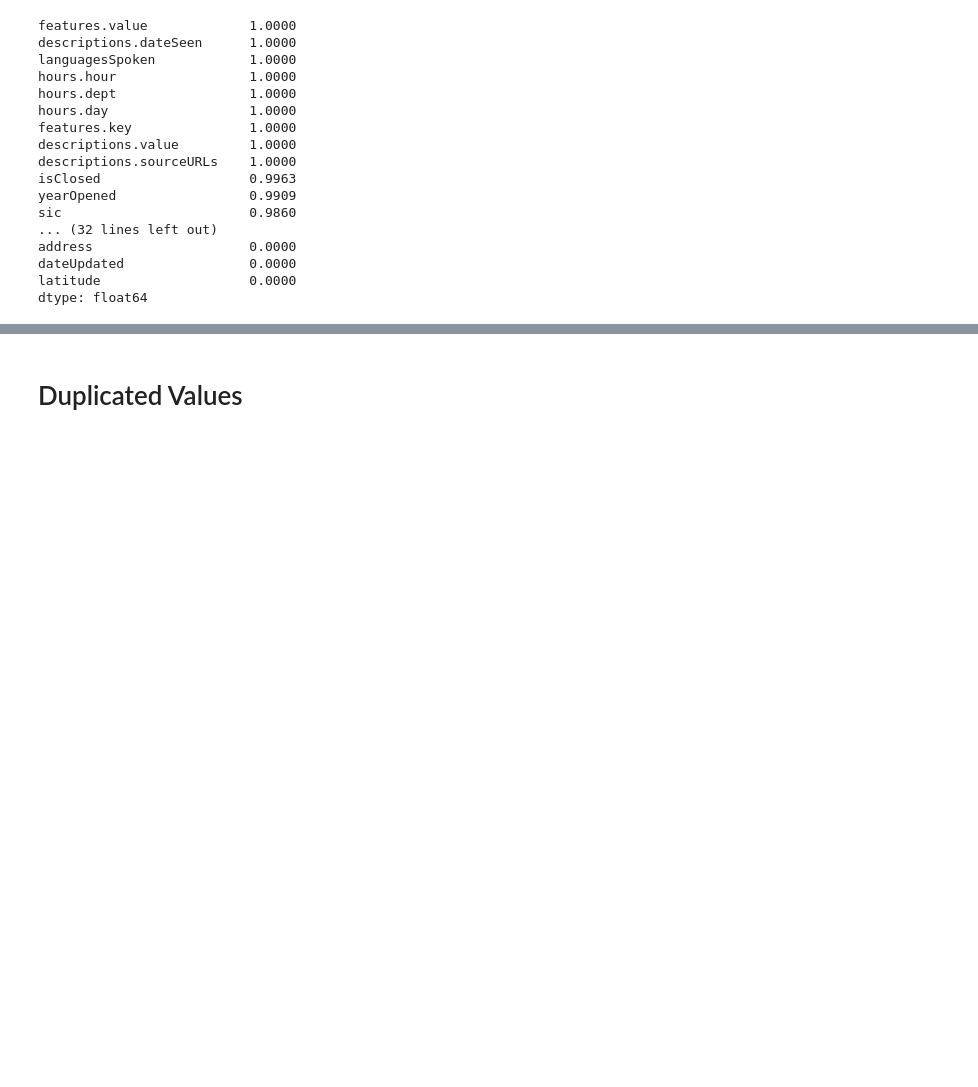
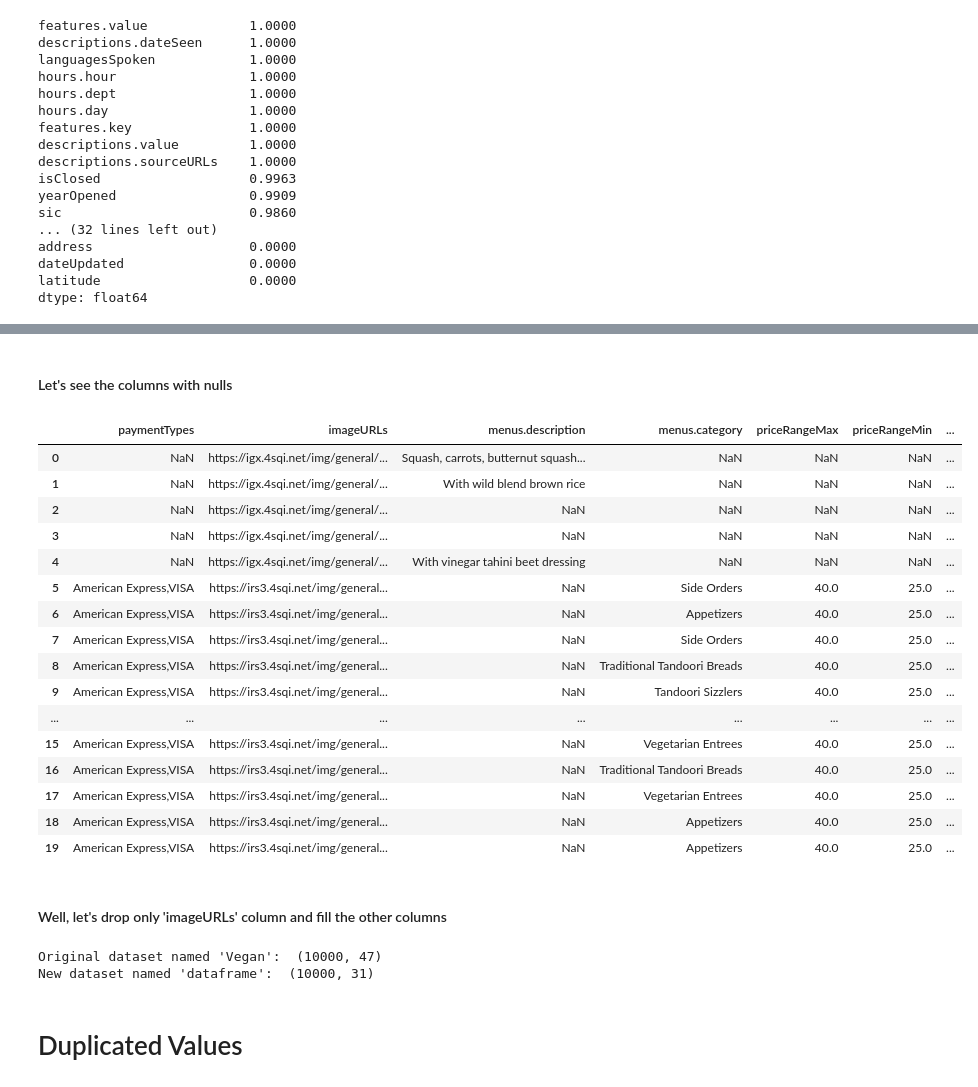
Before and after one commit to Jhonisnotreal/Vegan-Restaurants, a Jupyter notebook: EDA.ipynb, the cells around one changed output, grey strips where cells are left out. Cells and saved outputs as stored; diff of their text form; code cells hidden in the pictures; blank space fills up the shorter version.

```diff
--- a/EDA.ipynb
+++ b/EDA.ipynb
@@ -103,3 +103,26 @@ address                    0.0000
 dateUpdated                0.0000
 latitude                   0.0000
 dtype: float64
+# %%
+def delete_columns_nulls(dataframe, max_nulls):
+  """
+  This function deletes columns where is greater than max_nulls.
+
+  Parameters:
+    dataframe: Dataframe where nulls will be delete
+    max_nulls: Maximum percentage of nulls
+
+  Returns:
+    The dataframe with columns that has less null values than the max_nulls defined
+  """
+  columnsToDelete = []
+  for column in dataframe.columns:
+    nullPercentage = dataframe[column].isnull().sum() / len(dataframe[column])
+    if nullPercentage > max_nulls:
+      columnsToDelete.append(column)
+
+  dataframe.drop(columns=columnsToDelete, inplace=True)
+  return dataframe
+
+# Ejemplo de uso
+dataframe = delete_columns_nulls(Vegan.copy(), max_nulls=0.8)
@@ -105,0 +151,25 @@ dtype: float64
+# %% [markdown]
+#### Let's see the columns with nulls
+# %%
+dataframe[['paymentTypes', 'imageURLs', 'menus.description', 'menus.category',
+           'priceRangeMax','priceRangeMin', 'priceRangeCurrency', 'websites', 'menus.currency']].head(20)
+# %% [output]
+|  | paymentTypes | imageURLs | menus.description | menus.category | priceRangeMax | priceRangeMin | ... |
+| 0 | NaN | https://igx.4sqi.net/img/general/... | Squash, carrots, butternut squash... | NaN | NaN | NaN | ... |
+| 1 | NaN | https://igx.4sqi.net/img/general/... | With wild blend brown rice | NaN | NaN | NaN | ... |
+| 2 | NaN | https://igx.4sqi.net/img/general/... | NaN | NaN | NaN | NaN | ... |
+| 3 | NaN | https://igx.4sqi.net/img/general/... | NaN | NaN | NaN | NaN | ... |
+| 4 | NaN | https://igx.4sqi.net/img/general/... | With vinegar tahini beet dressing | NaN | NaN | NaN | ... |
+| 5 | American Express,VISA | https://irs3.4sqi.net/img/general... | NaN | Side Orders | 40.0 | 25.0 | ... |
+| 6 | American Express,VISA | https://irs3.4sqi.net/img/general... | NaN | Appetizers | 40.0 | 25.0 | ... |
+| 7 | American Express,VISA | https://irs3.4sqi.net/img/general... | NaN | Side Orders | 40.0 | 25.0 | ... |
+| 8 | American Express,VISA | https://irs3.4sqi.net/img/general... | NaN | Traditional Tandoori Breads | 40.0 | 25.0 | ... |
+| 9 | American Express,VISA | https://irs3.4sqi.net/img/general... | NaN | Tandoori Sizzlers | 40.0 | 25.0 | ... |
+| ... | ... | ... | ... | ... | ... | ... | ... |
+| 15 | American Express,VISA | https://irs3.4sqi.net/img/general... | NaN | Vegetarian Entrees | 40.0 | 25.0 | ... |
+| 16 | American Express,VISA | https://irs3.4sqi.net/img/general... | NaN | Traditional Tandoori Breads | 40.0 | 25.0 | ... |
+| 17 | American Express,VISA | https://irs3.4sqi.net/img/general... | NaN | Vegetarian Entrees | 40.0 | 25.0 | ... |
+| 18 | American Express,VISA | https://irs3.4sqi.net/img/general... | NaN | Appetizers | 40.0 | 25.0 | ... |
+| 19 | American Express,VISA | https://irs3.4sqi.net/img/general... | NaN | Appetizers | 40.0 | 25.0 | ... |
+# %% [markdown]
+#### Well, let's drop only 'imageURLs' column and fill the other columns
@@ -106,3 +187,9 @@ dtype: float64
+# %%
+print("\nOriginal dataset named 'Vegan': ", Vegan.shape)
+print("New dataset named 'dataframe': ", dataframe.shape)
+# %% [output]
+Original dataset named 'Vegan':  (10000, 47)
+New dataset named 'dataframe':  (10000, 31)
 # %% [markdown]
 # Duplicated Values
 # %%
```
Also changed, not shown: parts of 29 cells of this notebook, 3 other files.
